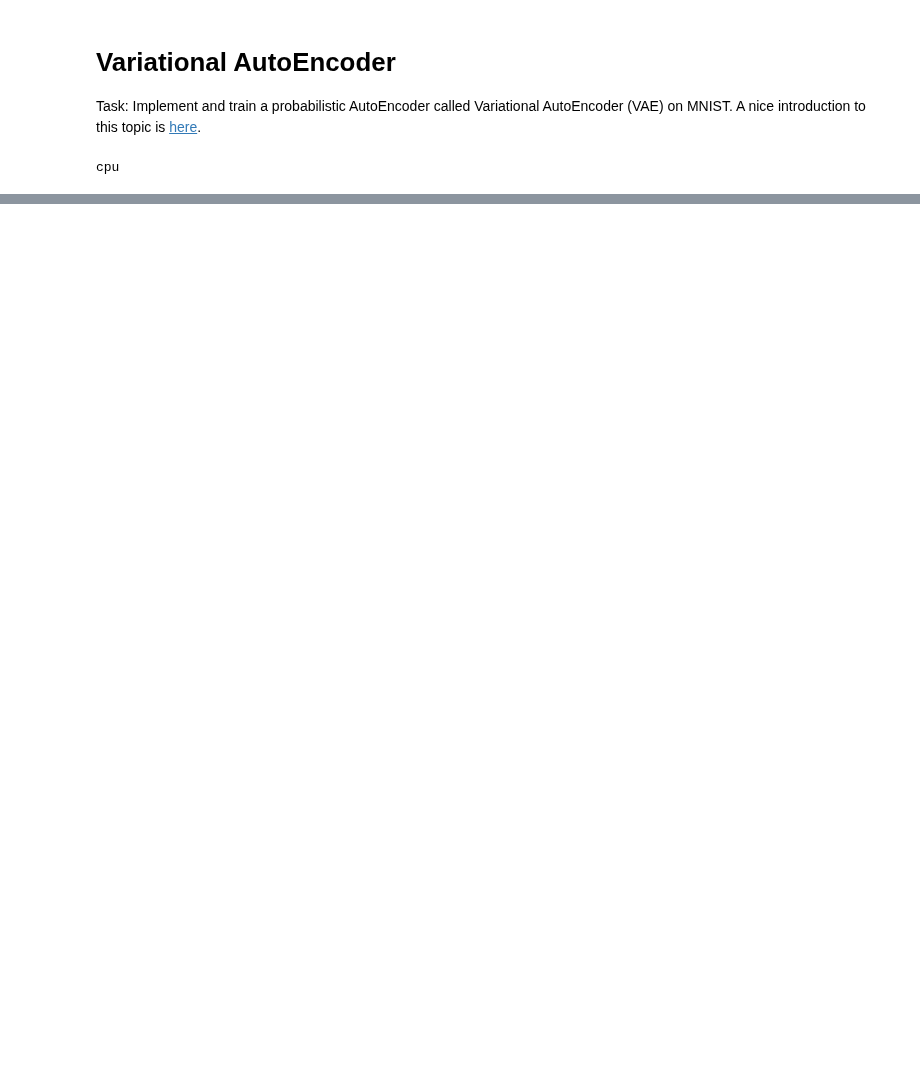
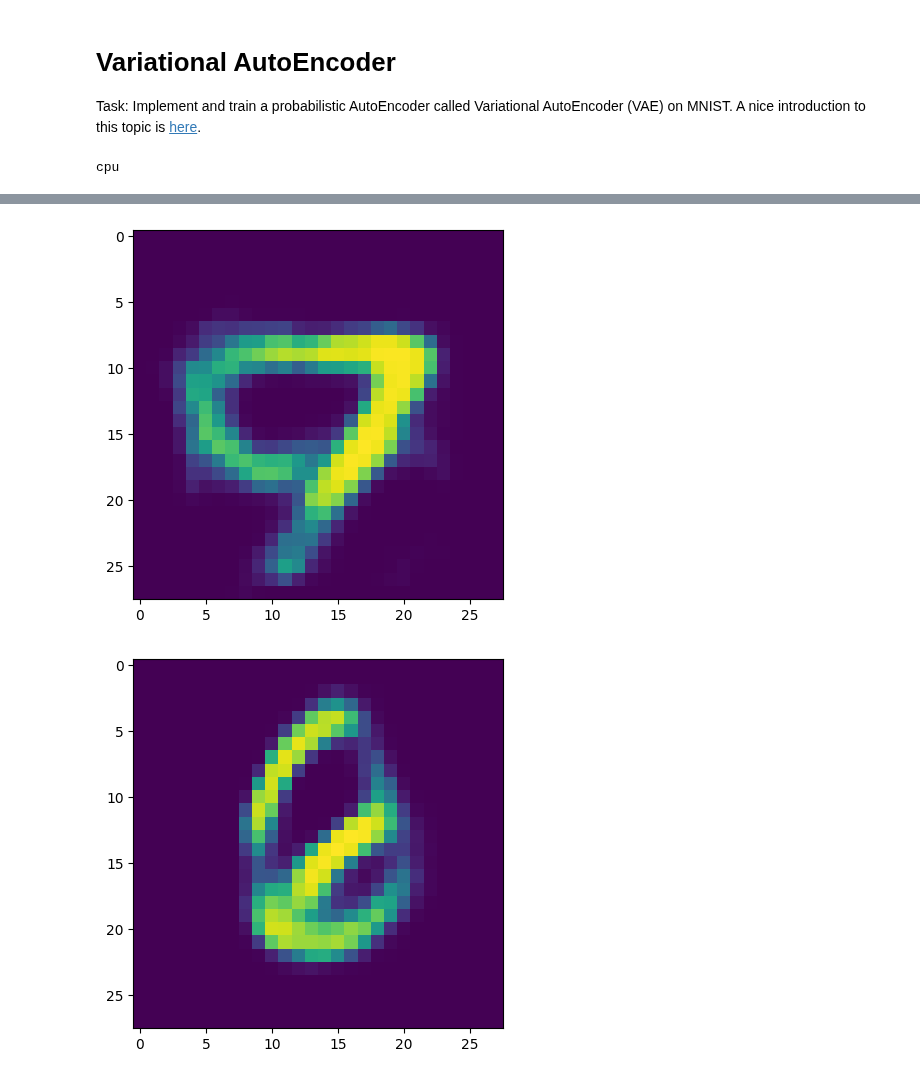
Before and after one commit to Jokilos/ML-stuff, a Jupyter notebook: 1.2/VR/lab03/VAE.ipynb, the cells around one changed output, grey strips where cells are left out. Drawn from its saved outputs; the diff is of its cells as text; code cells hidden in the pictures; blank space fills up the shorter version.

```diff
--- a/1.2/VR/lab03/VAE.ipynb
+++ b/1.2/VR/lab03/VAE.ipynb
@@ -276,0 +274,11 @@ show_images(x, 5, x_hat)
+# %%
+# Sample random noise and generate images from it
+variance_const = 4
+random_embeddings = (torch.rand((batch_size, latent_dim), requires_grad = False) - 0.5) * variance_const
+
+random_imgs = model.decoder(random_embeddings)
+
+show_images(random_imgs.detach(), n_samples = 10)
+# %% [output]
+[figure, added]
+[figure, added]
```
Also changed, not shown: parts of 10 cells of this notebook.
